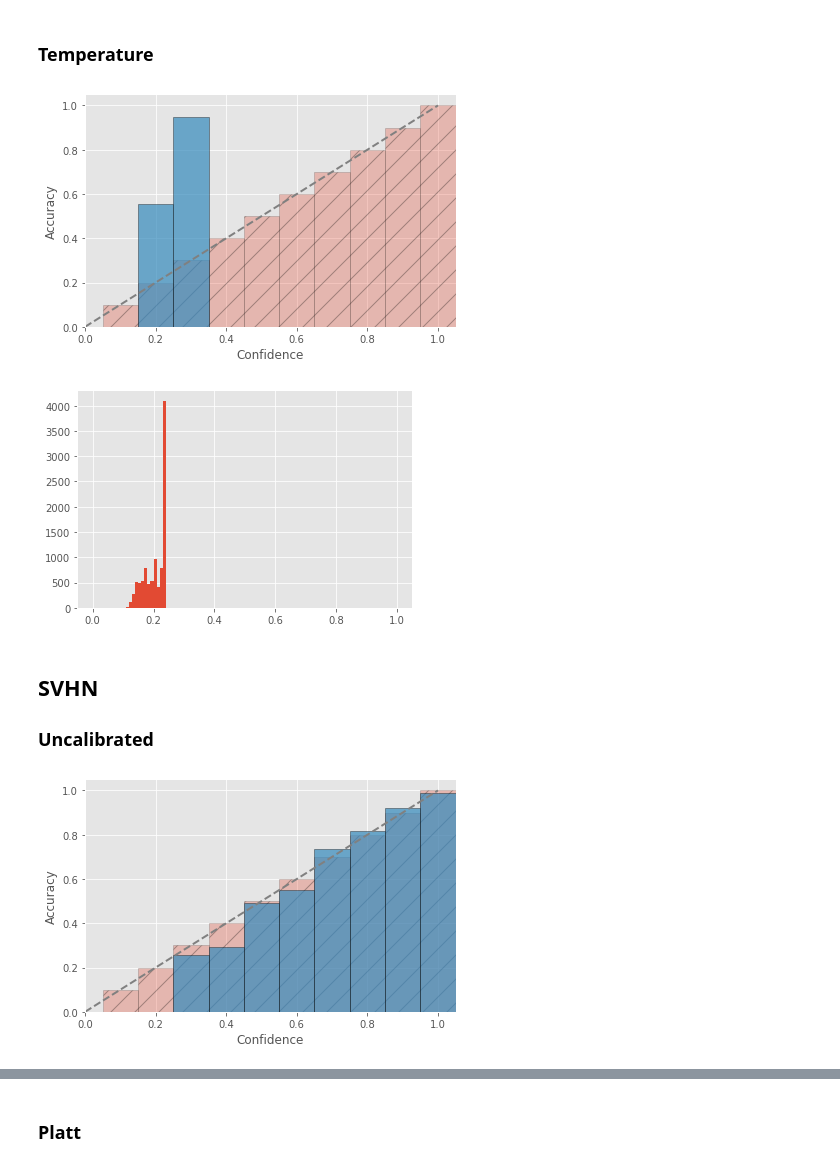
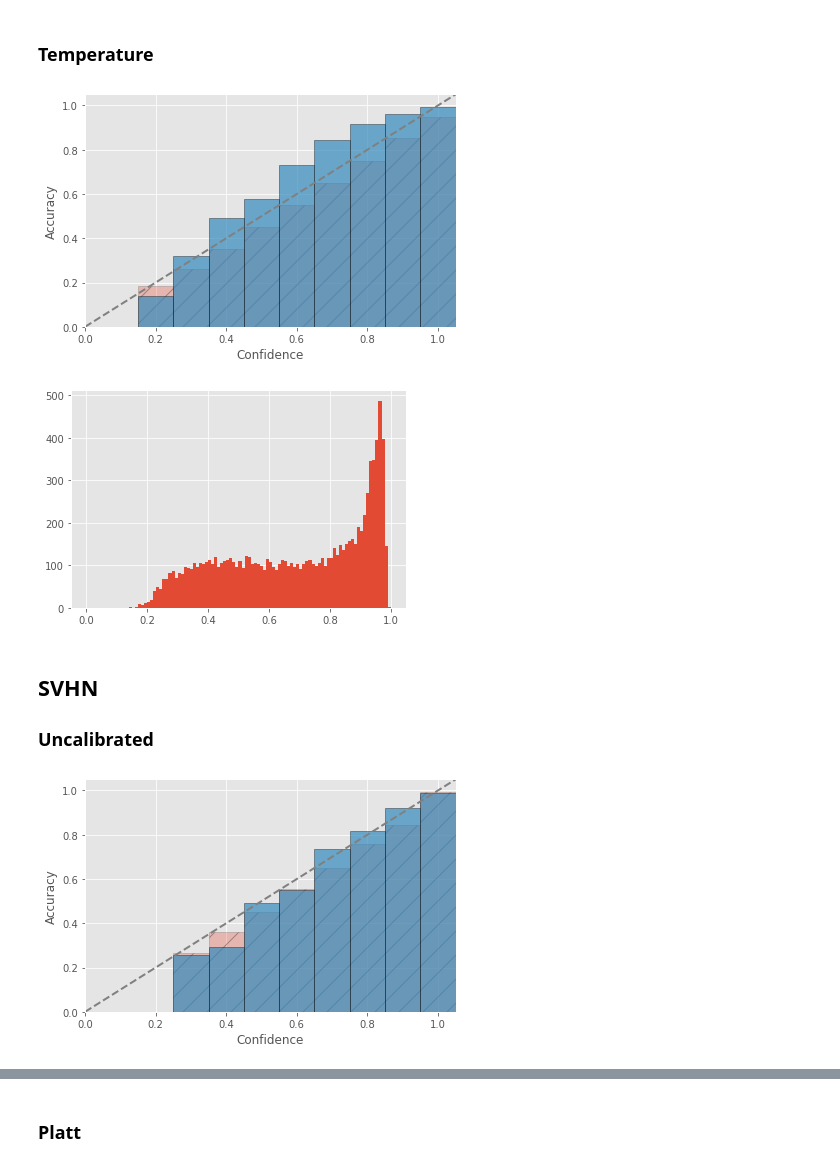
Before and after one commit to NiuJ1ao/Calibrating-Uncertainty-Estimates, a Jupyter notebook: plot.ipynb, the cells around one changed output, grey strips where cells are left out. Drawn from its saved outputs; the diff is of its cells as text; code cells hidden in the pictures.

Commit message:
fix classification calibration and implement conformal prediction
Signed-off-by: Yuchen Niu <26167136+NiuJ1ao@users.noreply.github.com>

```diff
--- a/plot.ipynb
+++ b/plot.ipynb
@@ -6,11 +6,14 @@ import torch
 plt.style.use('ggplot')
 # %%
 def plot_reliability_diagrams(fname, predictions, confidences, references):
-    bins, _, bin_accs, _ = partition_bins(predictions, confidences, references)
+    bins, bin_sizes, bin_accs, bin_avg_confs = partition_bins(predictions, confidences, references)
+    bins = bins.detach().numpy()
+    bin_accs = bin_accs.detach().numpy()
+    bin_avg_confs = bin_avg_confs.detach().numpy()
 
-    plt.bar(bins, bins, width=0.1, alpha=0.3, edgecolor='black', hatch='/')
+    plt.bar(bins, bin_avg_confs, width=0.1, alpha=0.3, edgecolor='black', hatch='/')
     plt.bar(bins, bin_accs, width=0.1, alpha=0.7, edgecolor='black')
-    plt.plot([0,1],[0,1], '--', color='gray', linewidth=2)
+    plt.plot([0, 1.05],[0, 1.05], '--', color='gray', linewidth=2)
     plt.ylim([0, 1.05])
     plt.xlim([0, 1.05])
     plt.xlabel('Confidence')
@@ -56,22 +58,22 @@ confidences_histogram(confidences)
 # %% [markdown]
 ### Temperature
 # %%
-predictions, confidences, references = load_outputs("outputs/resnet-temp_cifar-10_0.5977")
+predictions, confidences, references = load_outputs("outputs/resnet-temp_cifar-10_0.8052_0.1147_0.1927")
 plot_reliability_diagrams("CIFAR-Temp", predictions, confidences, references)
 # %% [output]
-[figure, old version]
+[figure, new version]
 # %%
 confidences_histogram(confidences)
 # %% [output]
-[figure, old version]
+[figure, new version]
 # %% [markdown]
 ## SVHN
 ### Uncalibrated
 # %%
-predictions, confidences, references = load_outputs("outputs/resnet_SVHN_0.0126")
+predictions, confidences, references = load_outputs("outputs/resnet_SVHN_0.9471_0.0126_0.0862")
 plot_reliability_diagrams("SVHN-uncalibrated", predictions, confidences, references)
 # %% [output]
-[figure, old version]
+[figure, new version]
 # %%
 confidences_histogram(confidences)
 # %% [output]
```
Also changed, not shown: parts of 41 cells of this notebook, 54 other files.
